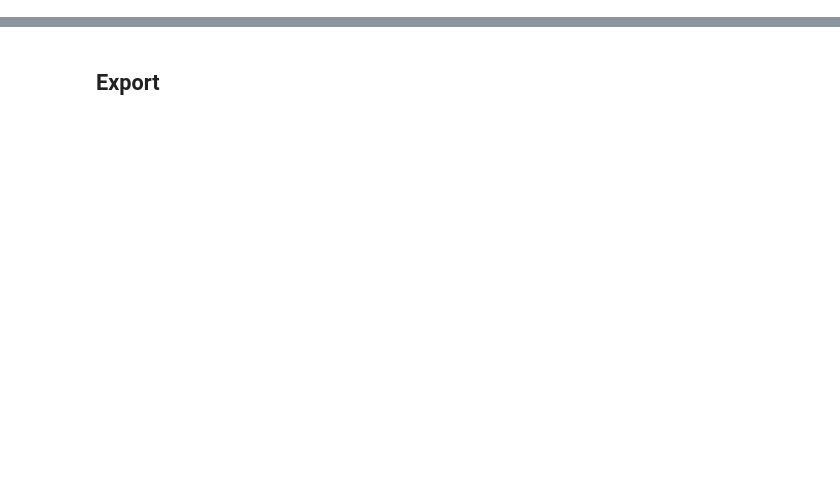
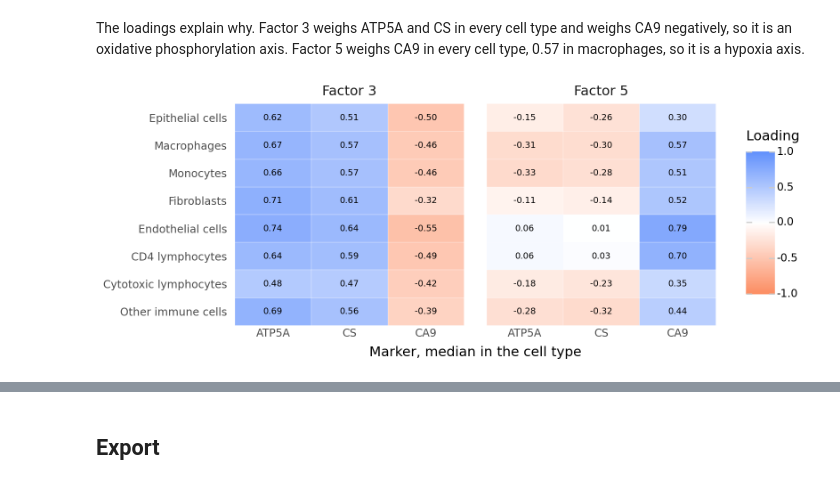
Before and after one commit to HartmannLab/MIBI-Analysis_Hamburg_CRC_TMA_2024, a Jupyter notebook: notebooks/multicellular/TherapeuticContext.ipynb, the cells around one changed output, grey strips where cells are left out. Cells and saved outputs as stored; diff of their text form; code cells hidden in the pictures; blank space fills up the shorter version.

```diff
--- a/notebooks/multicellular/TherapeuticContext.ipynb
+++ b/notebooks/multicellular/TherapeuticContext.ipynb
@@ -95,17 +0,0 @@ fdr = 0.05
-# %%
-# Correlations and loadings go from orange for negative values to blue for positive values
-def scale_fill_correlation(name="", limits=(-1, 1)):
-    return scale_fill_gradient2(low="#FC8D62", mid="white", high="#6291FC", midpoint=0, limits=limits,
-                                oob=squish, name=name)
-
-# Palettes of the other notebooks: pT stages in purples as in MetabViz.ipynb and MOFACell.ipynb,
-# pN stages in greens as in MOFACell.ipynb, MSI in reds as in MSI.ipynb.
-# Cell types use the scanpy default palette in the category order of the consensus annotation, as in CellTypeViz.ipynb.
-clinical_colors = {"pT1": "#f2f0f7", "pT2": "#cbc9e2", "pT3": "#9e9ac9", "pT4": "#6a51a3",
-                   "pN0": "#e5f5e0", "pN1": "#a1d99b", "pN2": "#31a354",
-                   "MSS": "#fee0d2", "MSI": "#fc9272"}
-
-# Half violins with a white dot at the median, as in the lineage and metabolism notebooks
-def half_violins(fill):
-    return [geom_violin(aes(fill=fill), style="right", scale="width", width=1.25, size=0.3),
-            stat_summary(fun_y=np.median, geom="point", color="white", size=1.5)]
@@ -831,0 +147,25 @@ None of the combinations is defined by where myeloid cells sit relative to hypox
+# %% [markdown]
+The loadings explain why. Factor 3 weighs ATP5A and CS in every cell type and weighs CA9 negatively, so it is an oxidative phosphorylation axis. Factor 5 weighs CA9 in every cell type, 0.57 in macrophages, so it is a hypoxia axis.
+# %%
+loadings = pd.read_csv(data_dir + "sampling/muvi_reference_loadings.csv")
+view_names = {"Epithelial_cell": "Epithelial cells", "Macrophage": "Macrophages", "Monocyte": "Monocytes",
+              "Fibroblast": "Fibroblasts", "Endothelial_cell": "Endothelial cells", "CD4_lymphocyte": "CD4 lymphocytes",
+              "Cytotoxic_lymphocyte": "Cytotoxic lymphocytes", "Other_immune_cell": "Other immune cells"}
+shown = loadings[loadings.feature.isin(["CA9", "ATP5A", "CS"])].copy()
+shown["view"] = pd.Categorical(shown.view.map(view_names), categories=list(view_names.values())[::-1])
+shown["feature"] = pd.Categorical(shown.feature, categories=["ATP5A", "CS", "CA9"])
+shown = shown.melt(id_vars=["view", "feature"], value_vars=selected, var_name="factor", value_name="loading")
+
+gp = (ggplot(shown, aes(x="feature", y="view", fill="loading"))
+      + geom_tile(color="white")
+      + geom_text(aes(label="loading"), format_string="{:.2f}", size=7)
+      + facet_wrap("~factor")
+      + scale_fill_correlation("Loading")
+      + labs(x="Marker, median in the cell type", y="")
+      + theme_classic()
+      + theme(figure_size=(8, 3.2), axis_line=element_blank(), axis_ticks=element_blank(),
+              strip_background=element_blank(), strip_text=element_text(size=11)))
+gp.save(figure_dir + "factor3_factor5_loadings.pdf", verbose=False)
+gp
+# %% [output]
+[figure, added]
```
Also changed, not shown: parts of 78 cells of this notebook.
